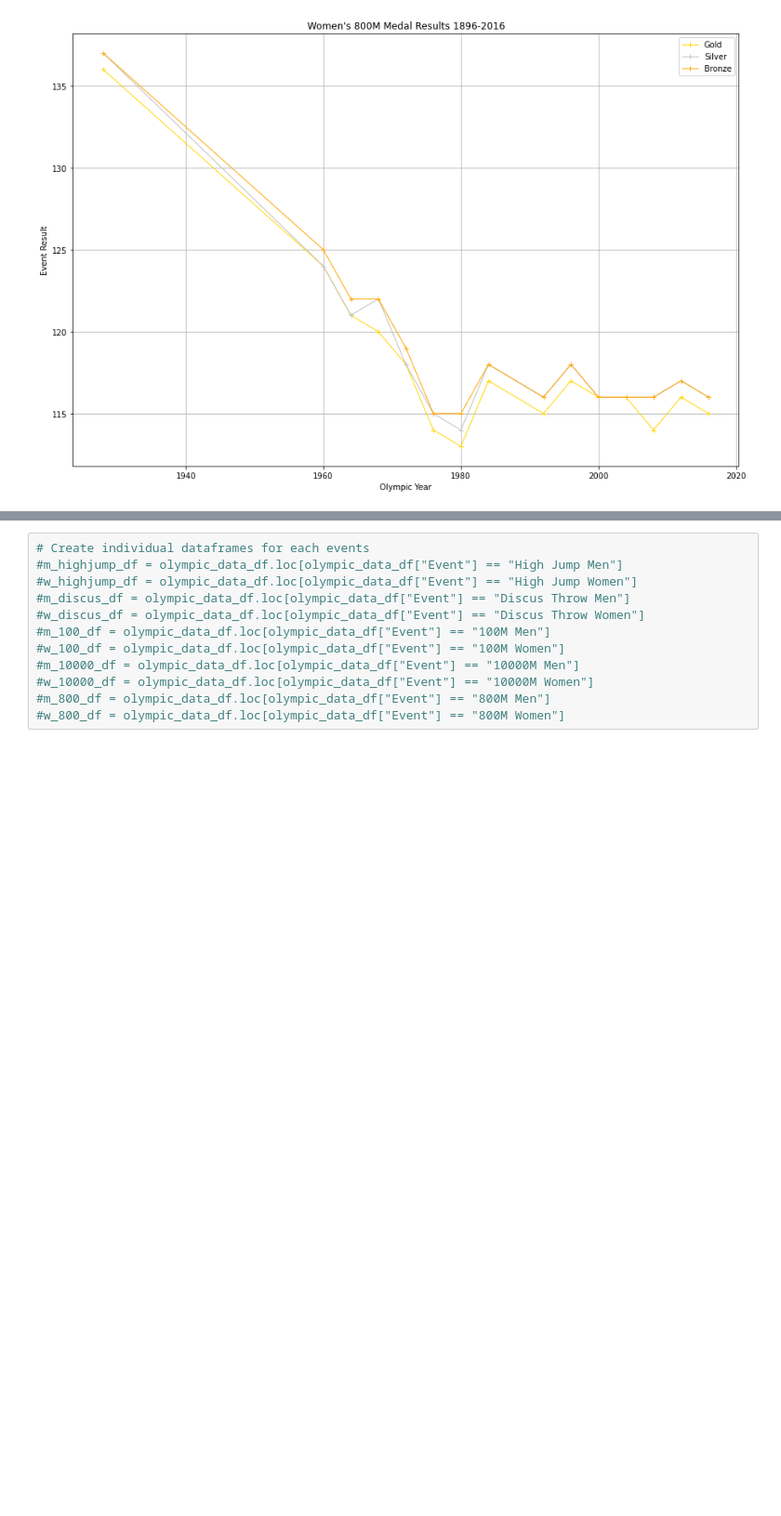
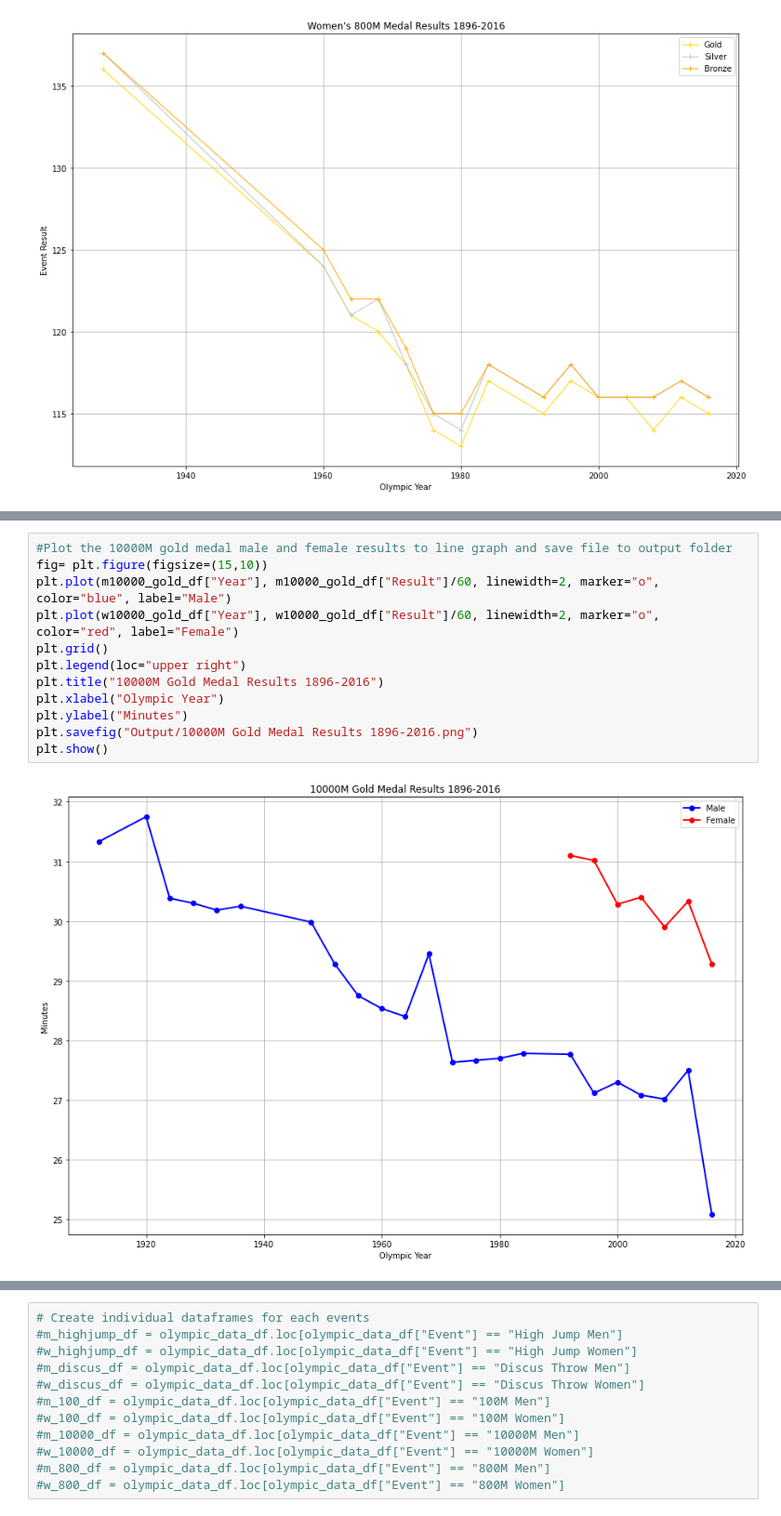
Before and after one commit to dstagner63/Project1, a Jupyter notebook: master_file.ipynb, the cells around one changed output, grey strips where cells are left out. Shown: that part at 93% size. Saved outputs shown, nothing was run; the diff lists cells and outputs as text; blank space fills up the shorter version.

```diff
--- a/master_file.ipynb
+++ b/master_file.ipynb
@@ -351,0 +394,14 @@ plt.show()
+# %%
+#Plot the 10000M gold medal male and female results to line graph and save file to output folder
+fig= plt.figure(figsize=(15,10))
+plt.plot(m10000_gold_df["Year"], m10000_gold_df["Result"]/60, linewidth=2, marker="o", color="blue", label="Male")
+plt.plot(w10000_gold_df["Year"], w10000_gold_df["Result"]/60, linewidth=2, marker="o", color="red", label="Female")
+plt.grid()
+plt.legend(loc="upper right")
+plt.title("10000M Gold Medal Results 1896-2016")
+plt.xlabel("Olympic Year")
+plt.ylabel("Minutes")
+plt.savefig("Output/10000M Gold Medal Results 1896-2016.png")
+plt.show()
+# %% [output]
+[figure, added]
```
Also changed, not shown: parts of 4 cells of this notebook, 5 other files.
